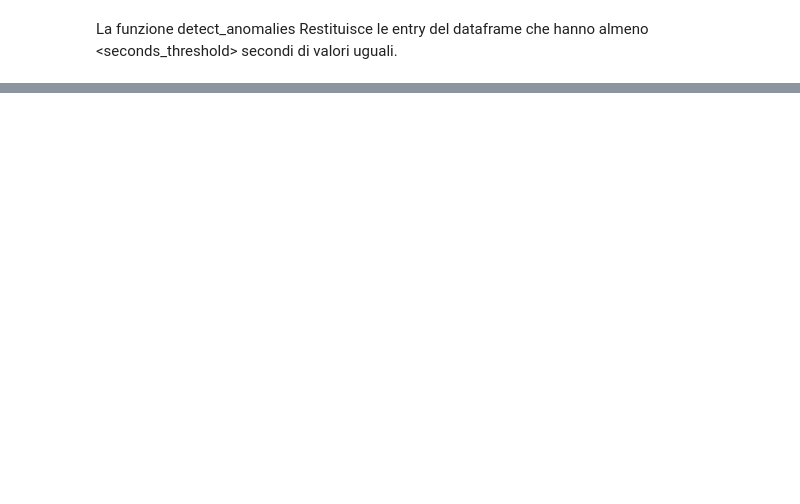
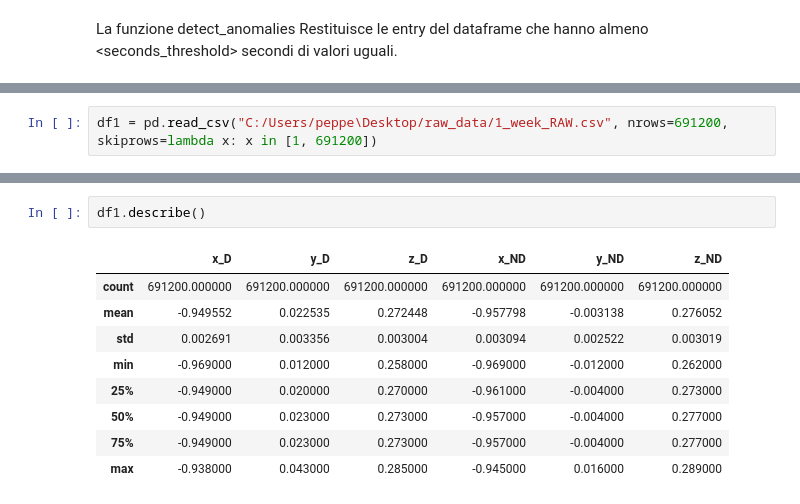
Before and after one commit to KamerC1/Smart_Application_Bio, a Jupyter notebook: notebooks/Anomaly detection.ipynb, the cells around one changed output, grey strips where cells are left out. Drawn from its saved outputs; the diff is of its cells as text; blank space fills up the shorter version.

```diff
--- a/notebooks/Anomaly detection.ipynb
+++ b/notebooks/Anomaly detection.ipynb
@@ -30,0 +25,2 @@ detect_anomalies(df, "D", 3)
+# %%
+df1 = pd.read_csv("C:/Users/peppe\Desktop/raw_data/1_week_RAW.csv", nrows=691200, skiprows=lambda x: x in [1, 691200])
@@ -30,0 +41,12 @@ detect_anomalies(df, "D", 3)
+# %%
+df1.describe()
+# %% [output]
+|  | x_D | y_D | z_D | x_ND | y_ND | z_ND |
+| count | 691200.000000 | 691200.000000 | 691200.000000 | 691200.000000 | 691200.000000 | 691200.000000 |
+| mean | -0.949552 | 0.022535 | 0.272448 | -0.957798 | -0.003138 | 0.276052 |
+| std | 0.002691 | 0.003356 | 0.003004 | 0.003094 | 0.002522 | 0.003019 |
+| min | -0.969000 | 0.012000 | 0.258000 | -0.969000 | -0.012000 | 0.262000 |
+| 25% | -0.949000 | 0.020000 | 0.270000 | -0.961000 | -0.004000 | 0.273000 |
+| 50% | -0.949000 | 0.023000 | 0.273000 | -0.957000 | -0.004000 | 0.277000 |
+| 75% | -0.949000 | 0.023000 | 0.273000 | -0.957000 | -0.004000 | 0.277000 |
+| max | -0.938000 | 0.043000 | 0.285000 | -0.945000 | 0.016000 | 0.289000 |
```
Also changed, not shown: parts of 13 cells of this notebook, 1 other file.
